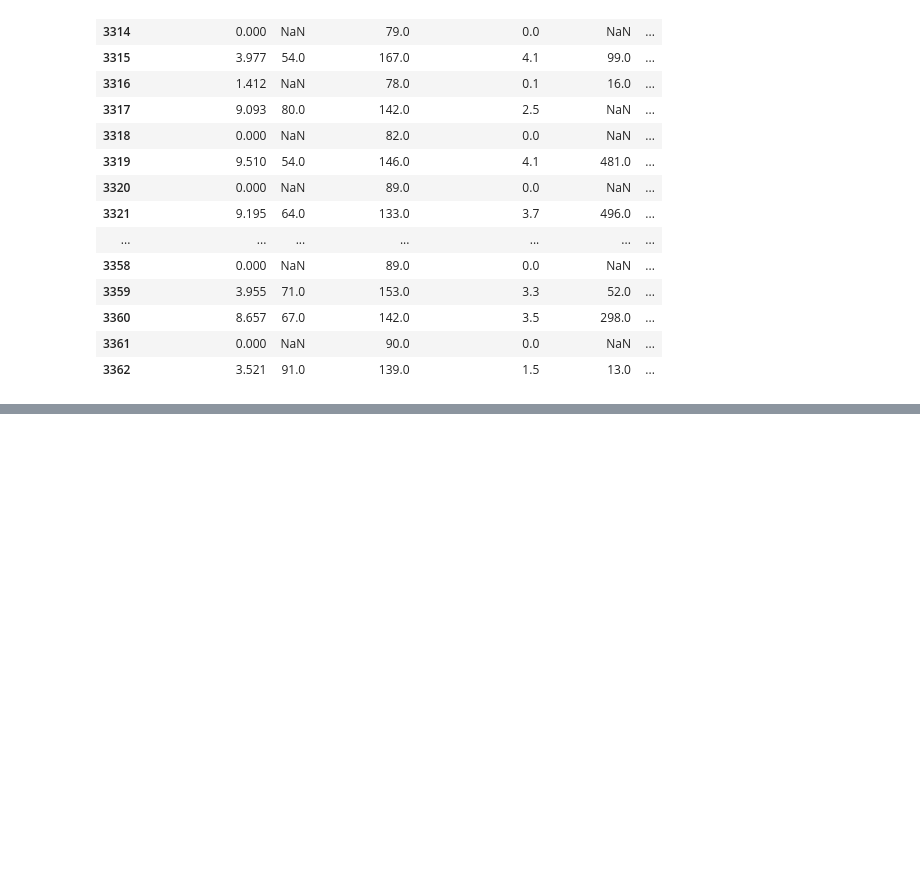
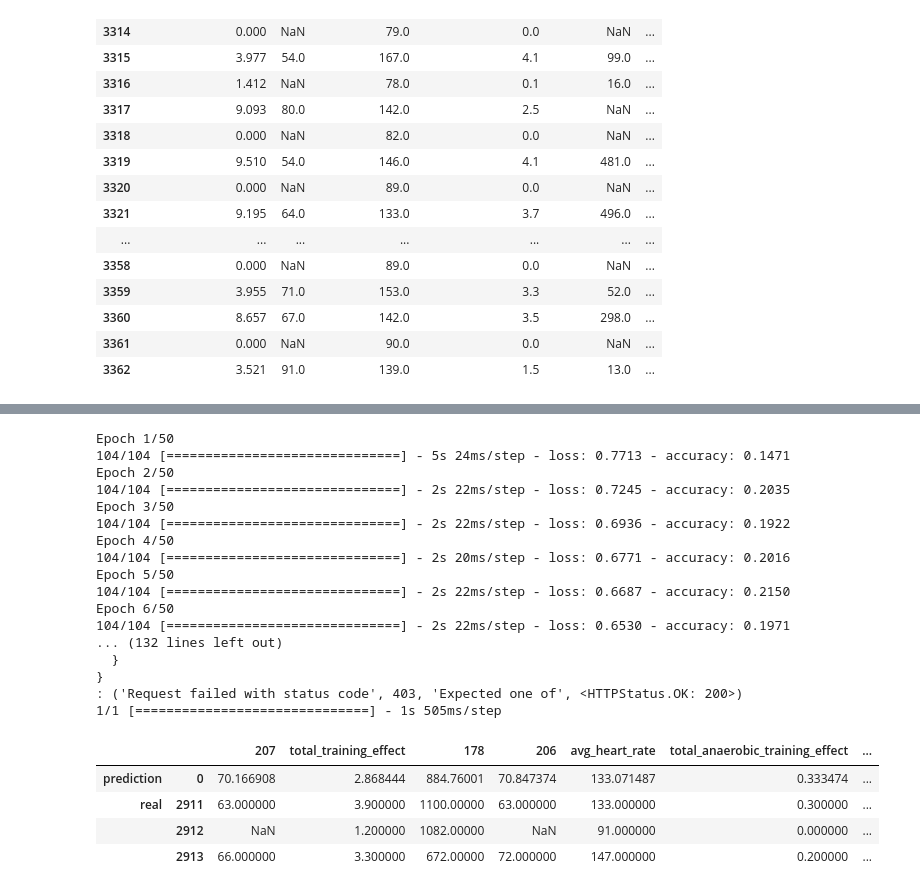
Before and after one commit to nicblanc/overcome-tomorrow, a Jupyter notebook: notebooks/create_test_model.ipynb, the cells around one changed output, grey strips where cells are left out. Cells and saved outputs as stored; diff of their text form; code cells hidden in the pictures; blank space fills up the shorter version.

```diff
--- a/notebooks/create_test_model.ipynb
+++ b/notebooks/create_test_model.ipynb
@@ -918,0 +1051,16 @@ multiple_predict_vs_real.loc["reals"]
+# %%
+def create_model_test(X_train, y_train):
+    model = Sequential()
+    model.add(LSTM(units=128, input_shape=(
+        X_train.shape[1], X_train.shape[2]), return_sequences=True))
+    model.add(Dropout(rate=0.2))
+    model.add(LSTM(units=128))
+    model.add(Dropout(rate=0.2))
+    model.add(Flatten())
+    model.add(Dense(1024, activation="relu"))
+    model.add(Dropout(rate=0.5))
+    model.add(Dense(units=y_train.shape[1]))
+    adam = optimizers.Adam(learning_rate=0.001)
+    model.compile(loss="mse", optimizer=adam, metrics=["accuracy"])
+    return model
+create_train_and_save_model_for_preprocessors_windows_and_model(preproc_garmin_data, preproc_activity, X_train, y_train, create_model_test, model_filename="create_model_test.keras")
@@ -918,0 +1092,28 @@ multiple_predict_vs_real.loc["reals"]
+# %%
+create_train_and_save_model_for_preprocessors_windows_and_model(preproc_garmin_data, preproc_activity, X_train, y_train, create_model_D, model_filename="create_model_D.keras")
+preproc_garmin_data, preproc_activity, model = load_preprocessors_and_model(model_filename="create_model_D.keras")
+predict_vs_reals = predict_vs_real_for_date(garmin_data, activities, preproc_garmin_data, preproc_activity, model, datetime(2023, 10, 17, 4, 0, 0))
+predict_vs_reals
+# %% [output]
+Epoch 1/50
+104/104 [==============================] - 5s 24ms/step - loss: 0.7713 - accuracy: 0.1471
+Epoch 2/50
+104/104 [==============================] - 2s 22ms/step - loss: 0.7245 - accuracy: 0.2035
+Epoch 3/50
+104/104 [==============================] - 2s 22ms/step - loss: 0.6936 - accuracy: 0.1922
+Epoch 4/50
+104/104 [==============================] - 2s 20ms/step - loss: 0.6771 - accuracy: 0.2016
+Epoch 5/50
+104/104 [==============================] - 2s 22ms/step - loss: 0.6687 - accuracy: 0.2150
+Epoch 6/50
+104/104 [==============================] - 2s 22ms/step - loss: 0.6530 - accuracy: 0.1971
+... (132 lines left out)
+  }
+}
+: ('Request failed with status code', 403, 'Expected one of', <HTTPStatus.OK: 200>)
+1/1 [==============================] - 1s 505ms/step
+|  |  | 207 | total_training_effect | 178 | 206 | avg_heart_rate | total_anaerobic_training_effect | ... |
+| prediction | 0 | 70.166908 | 2.868444 | 884.76001 | 70.847374 | 133.071487 | 0.333474 | ... |
+| real | 2911 | 63.000000 | 3.900000 | 1100.00000 | 63.000000 | 133.000000 | 0.300000 | ... |
+|  | 2912 | NaN | 1.200000 | 1082.00000 | NaN | 91.000000 | 0.000000 | ... |
+|  | 2913 | 66.000000 | 3.300000 | 672.00000 | 72.000000 | 147.000000 | 0.200000 | ... |
```
Also changed, not shown: parts of 20 cells of this notebook, 3 other files.
